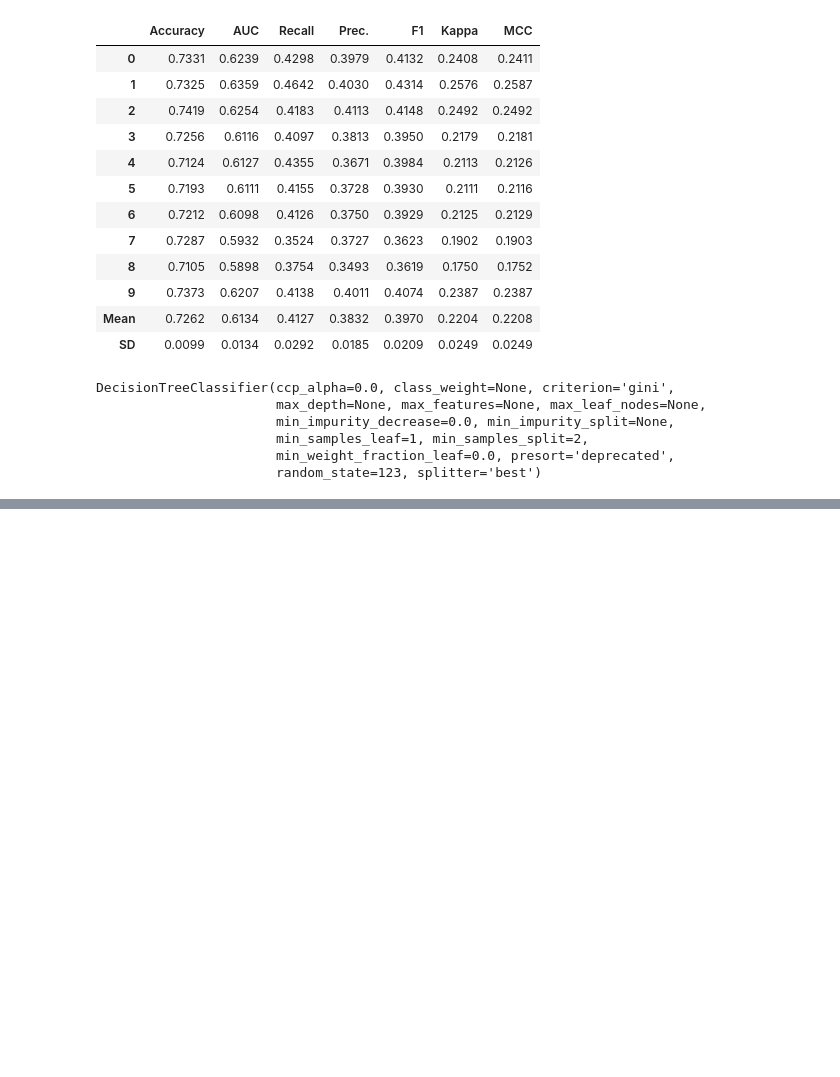
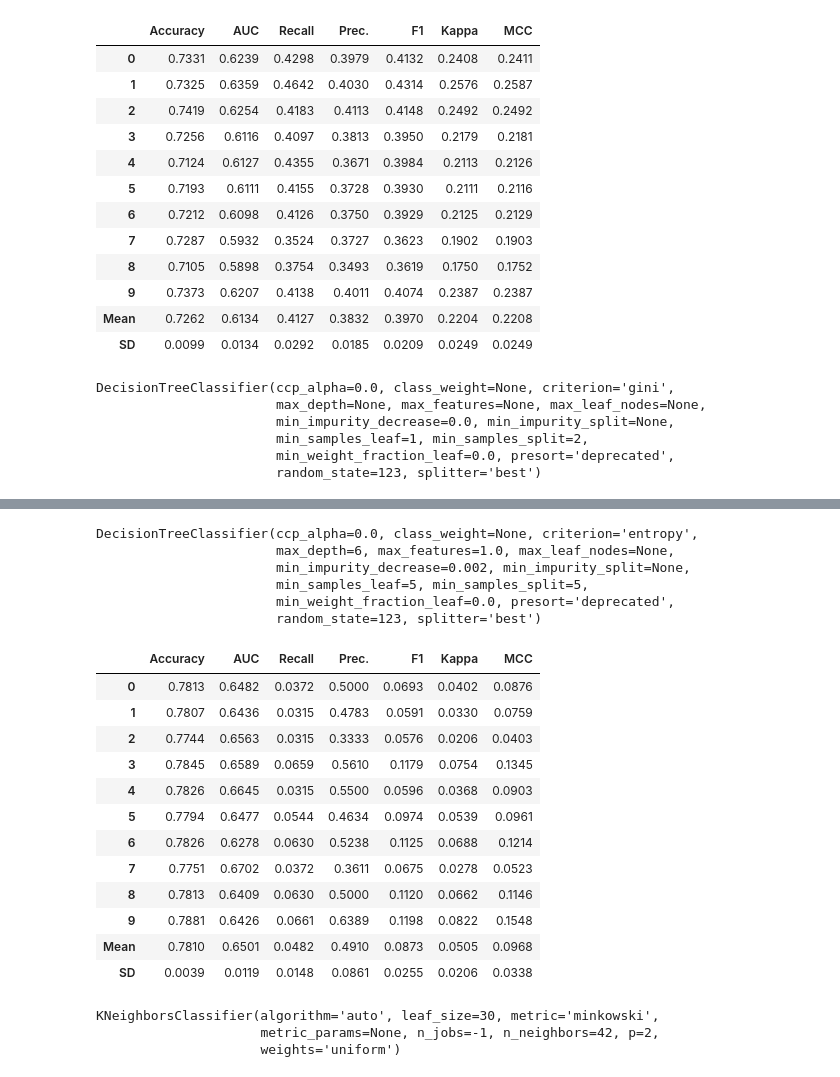
Before and after one commit to justinboggs/pycaret-testing, a Jupyter notebook: class_test.ipynb, the cells around one changed output, grey strips where cells are left out. Drawn from its saved outputs; the diff is of its cells as text; code cells hidden in the pictures; blank space fills up the shorter version.

```diff
--- a/class_test.ipynb
+++ b/class_test.ipynb
@@ -118,0 +167,32 @@ DecisionTreeClassifier(ccp_alpha=0.0, class_weight=None, criterion='gini',
+# %%
+print(tuned_dt)
+# %% [output]
+DecisionTreeClassifier(ccp_alpha=0.0, class_weight=None, criterion='entropy',
+                       max_depth=6, max_features=1.0, max_leaf_nodes=None,
+                       min_impurity_decrease=0.002, min_impurity_split=None,
+                       min_samples_leaf=5, min_samples_split=5,
+                       min_weight_fraction_leaf=0.0, presort='deprecated',
+                       random_state=123, splitter='best')
+# %%
+import numpy as np
+tuned_knn = tune_model(knn, custom_grid = {'n_neighbors' : np.arange(0,50,1)})
+# %% [output]
+|  | Accuracy | AUC | Recall | Prec. | F1 | Kappa | MCC |
+| 0 | 0.7813 | 0.6482 | 0.0372 | 0.5000 | 0.0693 | 0.0402 | 0.0876 |
+| 1 | 0.7807 | 0.6436 | 0.0315 | 0.4783 | 0.0591 | 0.0330 | 0.0759 |
+| 2 | 0.7744 | 0.6563 | 0.0315 | 0.3333 | 0.0576 | 0.0206 | 0.0403 |
+| 3 | 0.7845 | 0.6589 | 0.0659 | 0.5610 | 0.1179 | 0.0754 | 0.1345 |
+| 4 | 0.7826 | 0.6645 | 0.0315 | 0.5500 | 0.0596 | 0.0368 | 0.0903 |
+| 5 | 0.7794 | 0.6477 | 0.0544 | 0.4634 | 0.0974 | 0.0539 | 0.0961 |
+| 6 | 0.7826 | 0.6278 | 0.0630 | 0.5238 | 0.1125 | 0.0688 | 0.1214 |
+| 7 | 0.7751 | 0.6702 | 0.0372 | 0.3611 | 0.0675 | 0.0278 | 0.0523 |
+| 8 | 0.7813 | 0.6409 | 0.0630 | 0.5000 | 0.1120 | 0.0662 | 0.1146 |
+| 9 | 0.7881 | 0.6426 | 0.0661 | 0.6389 | 0.1198 | 0.0822 | 0.1548 |
+| Mean | 0.7810 | 0.6501 | 0.0482 | 0.4910 | 0.0873 | 0.0505 | 0.0968 |
+| SD | 0.0039 | 0.0119 | 0.0148 | 0.0861 | 0.0255 | 0.0206 | 0.0338 |
+# %%
+print(tuned_knn)
+# %% [output]
+KNeighborsClassifier(algorithm='auto', leaf_size=30, metric='minkowski',
+                     metric_params=None, n_jobs=-1, n_neighbors=42, p=2,
+                     weights='uniform')
```
Also changed, not shown: parts of 3 cells of this notebook.
